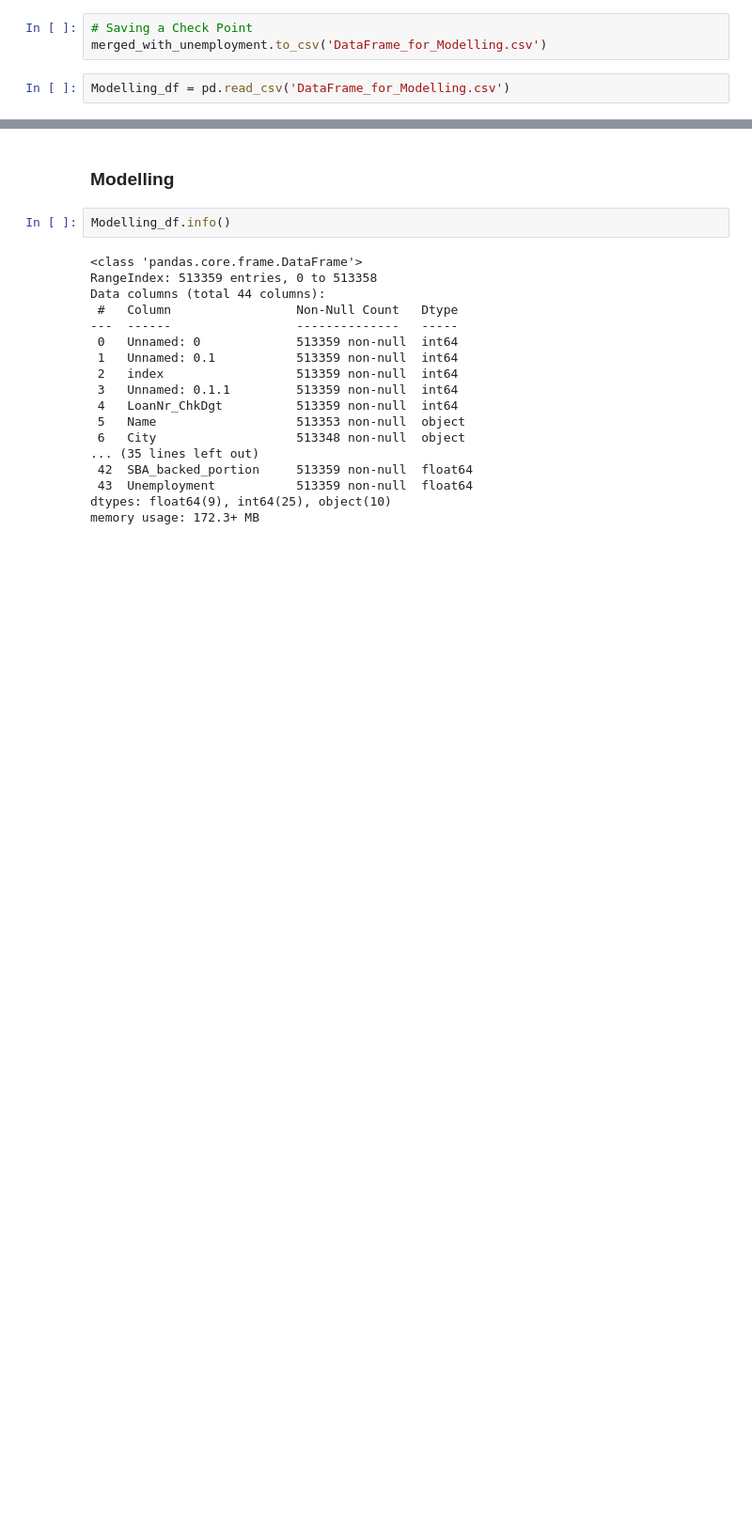
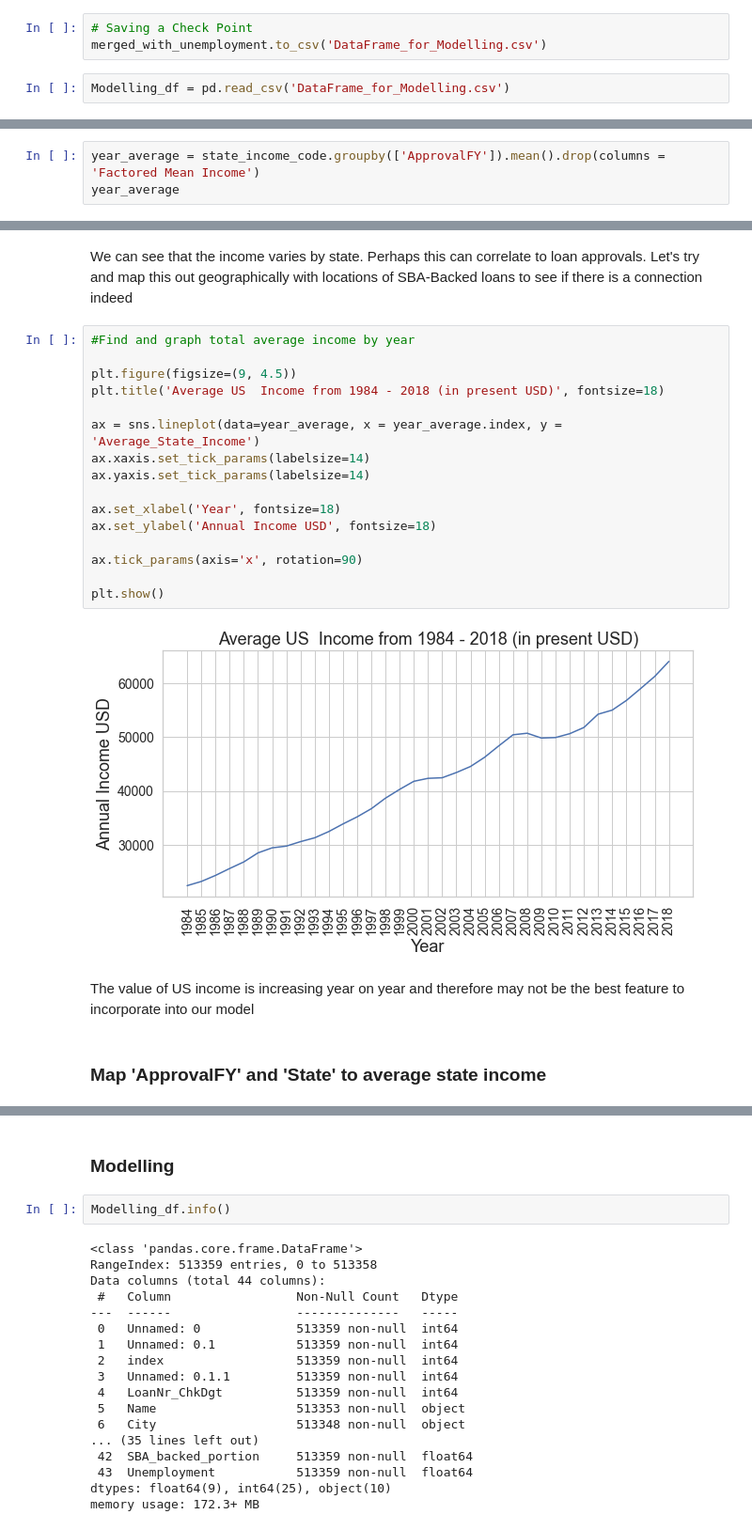
Before and after one commit to CIV2T1PEY/CIV1498-Group-Project, a Jupyter notebook: Final.ipynb, the cells around one changed output, grey strips where cells are left out. Shown at 94% size. Drawn from its saved outputs; the diff is of its cells as text; blank space fills up the shorter version.

```diff
--- a/Final.ipynb
+++ b/Final.ipynb
@@ -1613,0 +1657,3 @@ Modelling_df = pd.read_csv('DataFrame_for_Modelling.csv')
+# %%
+year_average = state_income_code.groupby(['ApprovalFY']).mean().drop(columns = 'Factored Mean Income')
+year_average
@@ -1613,0 +1711,24 @@ Modelling_df = pd.read_csv('DataFrame_for_Modelling.csv')
+# %% [markdown]
+We can see that the income varies by state. Perhaps this can correlate to loan approvals. Let's try and map this out geographically with locations of SBA-Backed loans to see if there is a connection indeed
+# %%
+#Find and graph total average income by year
+
+plt.figure(figsize=(9, 4.5))
+plt.title('Average US  Income from 1984 - 2018 (in present USD)', fontsize=18)
+
+ax = sns.lineplot(data=year_average, x = year_average.index, y = 'Average_State_Income')
+ax.xaxis.set_tick_params(labelsize=14)
+ax.yaxis.set_tick_params(labelsize=14)
+
+ax.set_xlabel('Year', fontsize=18)
+ax.set_ylabel('Annual Income USD', fontsize=18)
+
+ax.tick_params(axis='x', rotation=90)
+
+plt.show()
+# %% [output]
+[figure, added]
+# %% [markdown]
+The value of US income is increasing year on year and therefore may not be the best feature to incorporate into our model
+# %% [markdown]
+### Map 'ApprovalFY' and 'State' to average state income
```
Also changed, not shown: parts of 17 cells of this notebook.
